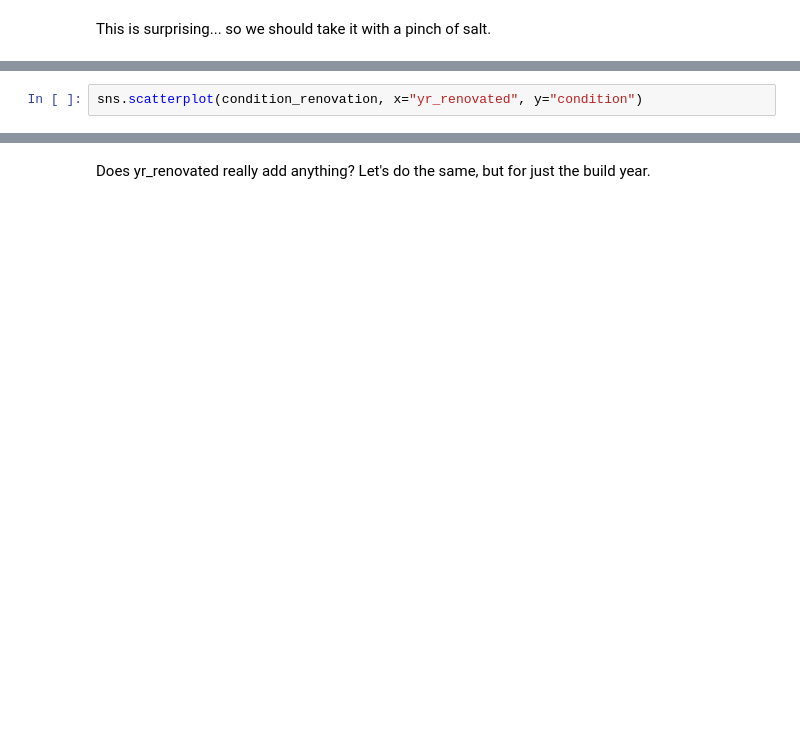
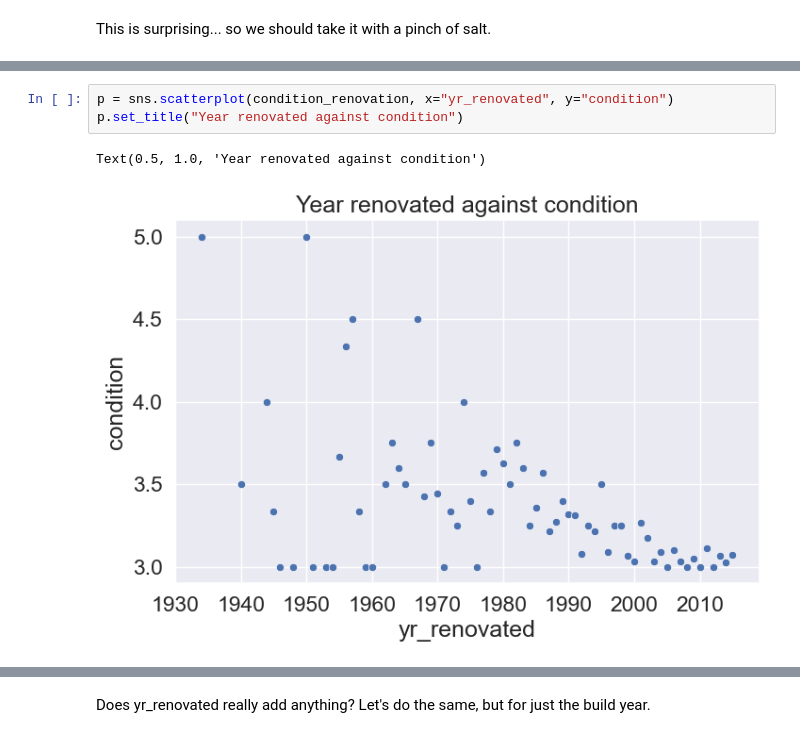
Before and after one commit to johnheaven/ds-eda-project, a Jupyter notebook: EDA.ipynb, the cells around one changed output, grey strips where cells are left out. Saved outputs shown, nothing was run; the diff lists cells and outputs as text; blank space fills up the shorter version.

```diff
--- a/EDA.ipynb
+++ b/EDA.ipynb
@@ -250,5 +320,9 @@ condition_renovation
 # %%
-sns.scatterplot(condition_renovation, x="yr_renovated", y="condition")
+p = sns.scatterplot(condition_renovation, x="yr_renovated", y="condition")
+p.set_title("Year renovated against condition")
+# %% [output]
+Text(0.5, 1.0, 'Year renovated against condition')
+[figure, added]
 # %%
 # find average condition by really_renovated year
 condition_x_ren_year = df[["really_renovated", "condition"]].groupby("really_renovated").mean()
```
Also changed, not shown: parts of 31 cells of this notebook.
